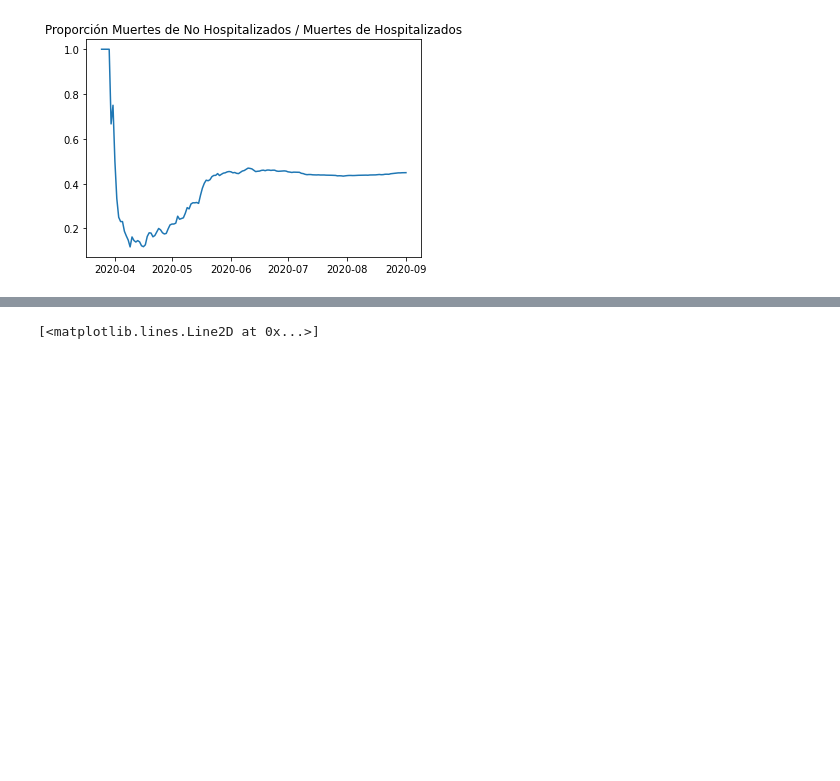
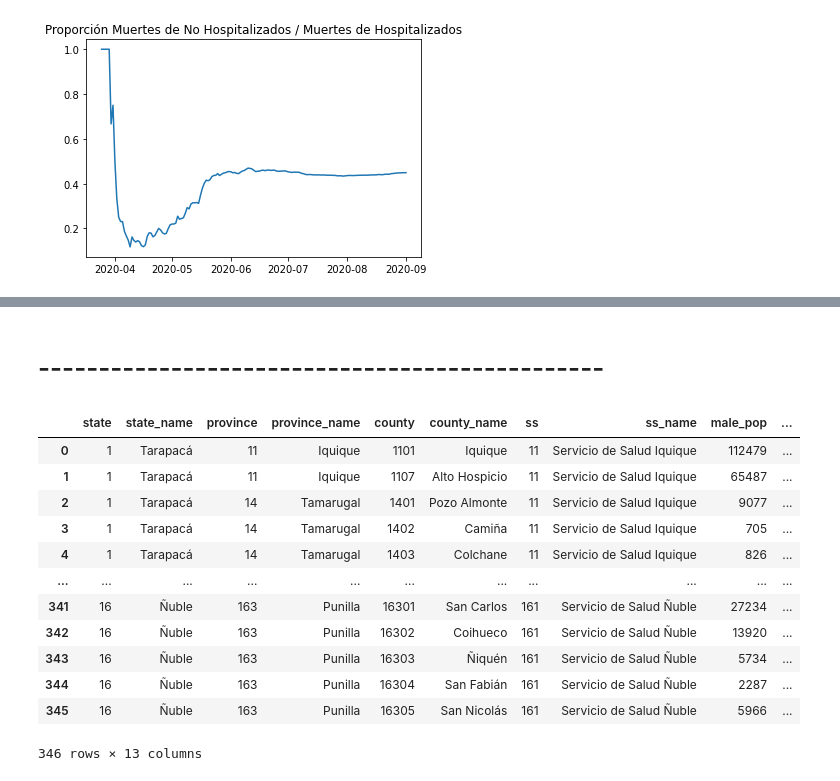
Before and after one commit to DLab/covid19geomodeller, a Jupyter notebook: DataFit/COVID19 Data Analysis.ipynb, the cells around one changed output, grey strips where cells are left out. Cells and saved outputs as stored; diff of their text form; code cells hidden in the pictures; blank space fills up the shorter version.

```diff
--- a/DataFit/COVID19 Data Analysis.ipynb
+++ b/DataFit/COVID19 Data Analysis.ipynb
@@ -309,4 +225,2 @@ sig5 = [h(t) for t in np.arange(0,60,0.01)]
-# %%
-plt.plot(np.arange(0,60,0.01),sig5)
-# %% [output]
-[<matplotlib.lines.Line2D at 0x...>]
+# %% [markdown]
+# -----------------------------------------------
@@ -312,0 +231,16 @@ plt.plot(np.arange(0,60,0.01),sig5)
+# %%
+cutlist
+# %% [output]
+|  | state | state_name | province | province_name | county | county_name | ss | ss_name | male_pop | ... |
+| 0 | 1 | Tarapacá | 11 | Iquique | 1101 | Iquique | 11 | Servicio de Salud Iquique | 112479 | ... |
+| 1 | 1 | Tarapacá | 11 | Iquique | 1107 | Alto Hospicio | 11 | Servicio de Salud Iquique | 65487 | ... |
+| 2 | 1 | Tarapacá | 14 | Tamarugal | 1401 | Pozo Almonte | 11 | Servicio de Salud Iquique | 9077 | ... |
+| 3 | 1 | Tarapacá | 14 | Tamarugal | 1402 | Camiña | 11 | Servicio de Salud Iquique | 705 | ... |
+| 4 | 1 | Tarapacá | 14 | Tamarugal | 1403 | Colchane | 11 | Servicio de Salud Iquique | 826 | ... |
+| ... | ... | ... | ... | ... | ... | ... | ... | ... | ... | ... |
+| 341 | 16 | Ñuble | 163 | Punilla | 16301 | San Carlos | 161 | Servicio de Salud Ñuble | 27234 | ... |
+| 342 | 16 | Ñuble | 163 | Punilla | 16302 | Coihueco | 161 | Servicio de Salud Ñuble | 13920 | ... |
+| 343 | 16 | Ñuble | 163 | Punilla | 16303 | Ñiquén | 161 | Servicio de Salud Ñuble | 5734 | ... |
+| 344 | 16 | Ñuble | 163 | Punilla | 16304 | San Fabián | 161 | Servicio de Salud Ñuble | 2287 | ... |
+| 345 | 16 | Ñuble | 163 | Punilla | 16305 | San Nicolás | 161 | Servicio de Salud Ñuble | 5966 | ... |
+346 rows × 13 columns
```
Also changed, not shown: parts of 40 cells of this notebook, 2 other files.
